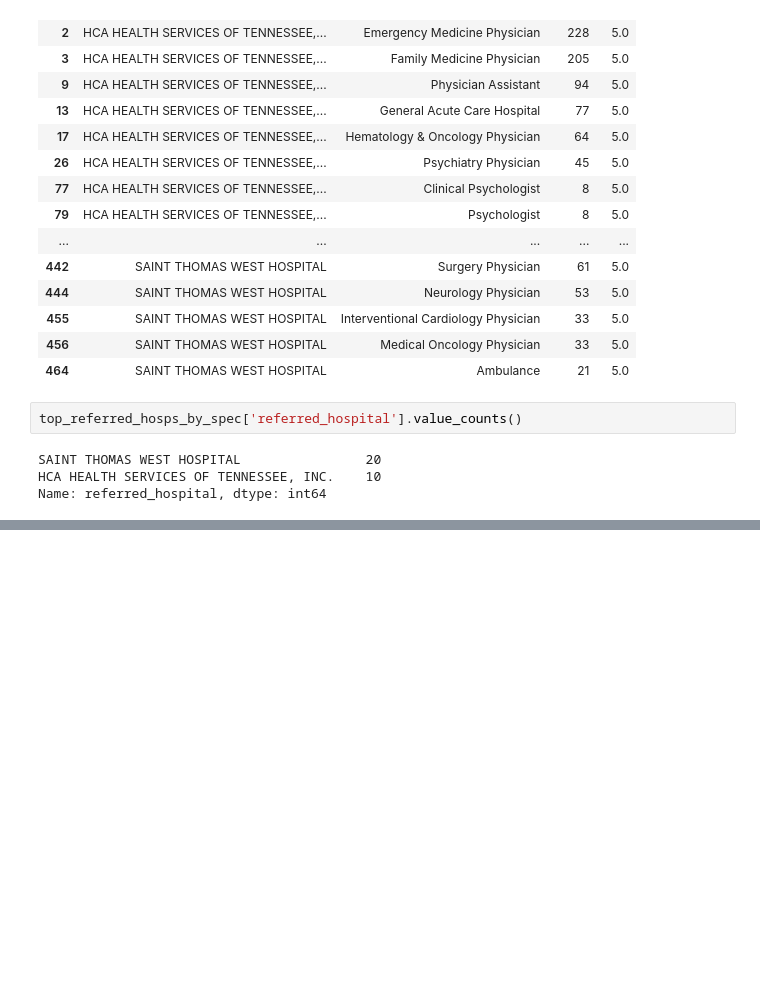
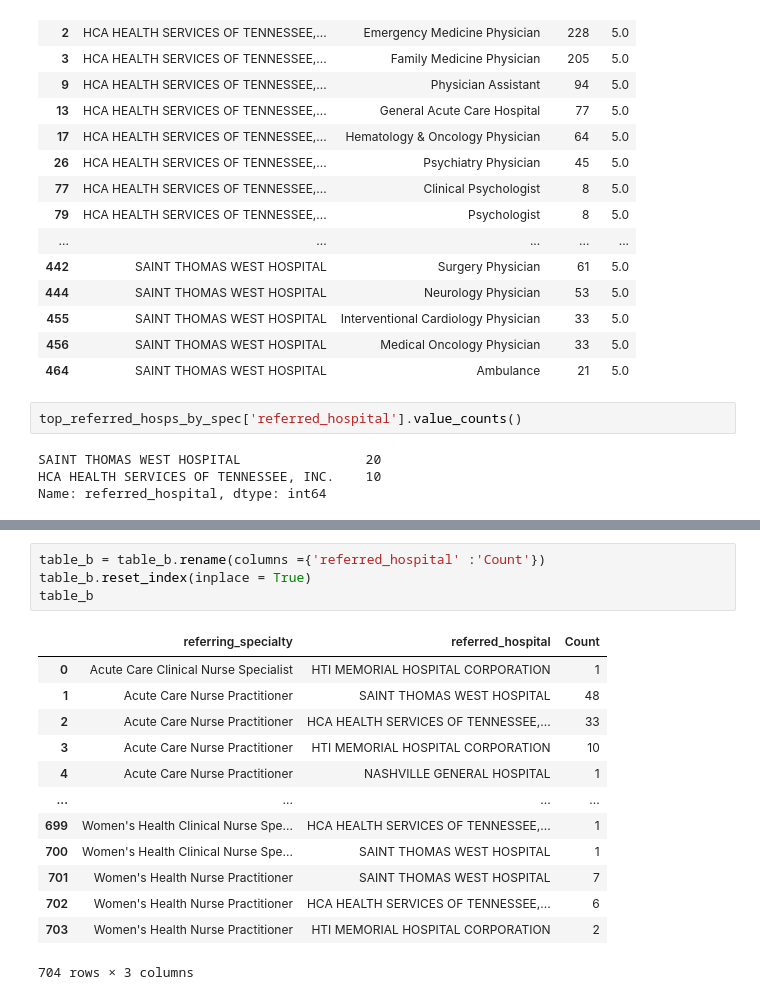
Before and after one commit to jmayf123/Hop_Teaming_Project, a Jupyter notebook: ht_eda_et.ipynb, the cells around one changed output, grey strips where cells are left out. Drawn from its saved outputs; the diff is of its cells as text; blank space fills up the shorter version.

```diff
--- a/ht_eda_et.ipynb
+++ b/ht_eda_et.ipynb
@@ -360,0 +367,18 @@ Name: referred_hospital, dtype: int64
+# %%
+table_b = table_b.rename(columns ={'referred_hospital' :'Count'})
+table_b.reset_index(inplace = True)
+table_b
+# %% [output]
+|  | referring_specialty | referred_hospital | Count |
+| 0 | Acute Care Clinical Nurse Specialist | HTI MEMORIAL HOSPITAL CORPORATION | 1 |
+| 1 | Acute Care Nurse Practitioner | SAINT THOMAS WEST HOSPITAL | 48 |
+| 2 | Acute Care Nurse Practitioner | HCA HEALTH SERVICES OF TENNESSEE,... | 33 |
+| 3 | Acute Care Nurse Practitioner | HTI MEMORIAL HOSPITAL CORPORATION | 10 |
+| 4 | Acute Care Nurse Practitioner | NASHVILLE GENERAL HOSPITAL | 1 |
+| ... | ... | ... | ... |
+| 699 | Women's Health Clinical Nurse Spe... | HCA HEALTH SERVICES OF TENNESSEE,... | 1 |
+| 700 | Women's Health Clinical Nurse Spe... | SAINT THOMAS WEST HOSPITAL | 1 |
+| 701 | Women's Health Nurse Practitioner | SAINT THOMAS WEST HOSPITAL | 7 |
+| 702 | Women's Health Nurse Practitioner | HCA HEALTH SERVICES OF TENNESSEE,... | 6 |
+| 703 | Women's Health Nurse Practitioner | HTI MEMORIAL HOSPITAL CORPORATION | 2 |
+704 rows × 3 columns
```
Also changed, not shown: parts of 5 cells of this notebook.
